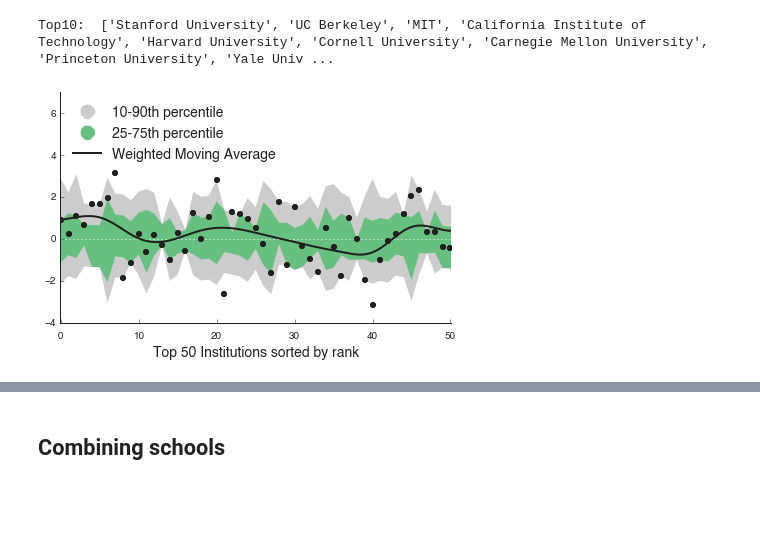
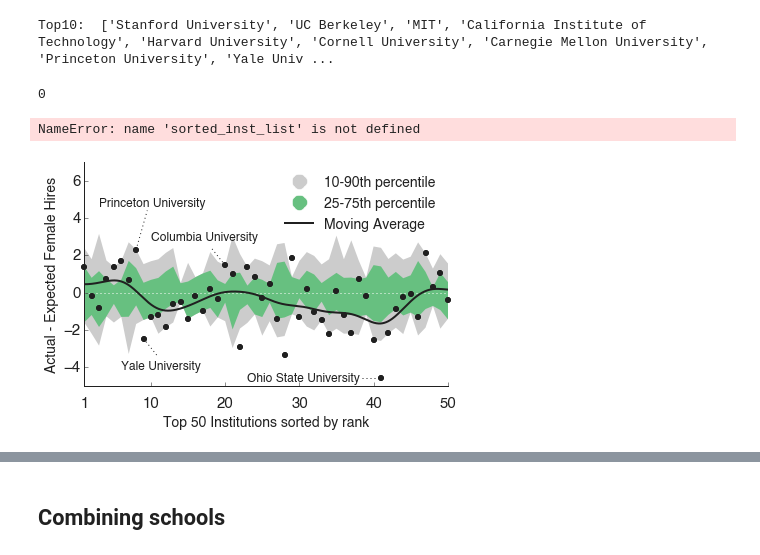
Before and after one commit to samfway/faculty_hiring, a Jupyter notebook: notebooks/Trajectories.ipynb, the cells around one changed output, grey strips where cells are left out. Cells and saved outputs as stored; diff of their text form; code cells hidden in the pictures; blank space fills up the shorter version.

```diff
--- a/notebooks/Trajectories.ipynb
+++ b/notebooks/Trajectories.ipynb
@@ -43,7 +40,9 @@ candidate_pools, job_pools, job_ranks, year_range = load.load_assistant_prof_poo
                                                                                    year_step=1)
 
 num_rounds = len(candidate_pools)
-model_weights = np.array([33.50515855,-115.91673249,-91.18207735,10.74285411,40.06731808,4.32774111,0.85881908])  # 'all'
+
+model_weights = np.array([6.00423133, -145.73195859, -47.66818786, 5.12318825, 7.39402597, 2.6278425, 1.44746485])  # 'all'
+model_weights = np.array([39.31690879,-108.76221608,-97.04099398,5.06092475,6.57887465,5.78807286,3.86852993])
 model = SigmoidModel(prob_function='all', weights=model_weights)
 simulator = SimulationEngine(candidate_pools, job_pools, job_ranks, inst, model)
 
@@ -97,6 +105,6 @@ if False:
     with open('traj1kwGender.pkl', 'wb') as handle:
         pickle.dump(women_per_year, handle)
 
-if True:
+if False:
     with open('traj1kwGender.pkl', 'rb') as handle:
         women_per_year = pickle.load(handle)
@@ -114,7 +130,7 @@ def make_trajectory_plot(ax1, school):
     # Plot simulated trajectories
     for t in xrange(num_iterations):
         trajectory = np.cumsum(women_per_year[school][t])
-        ax1.plot(year_range[1:], trajectory, color=color2, linewidth=LINE_WIDTH, alpha=0.05)
+        ax1.plot(year_range, trajectory, color=color2, linewidth=LINE_WIDTH, alpha=0.05)
 
         if trajectory[-1] > max_women:
             max_women = trajectory[-1]
@@ -122,7 +138,7 @@ def make_trajectory_plot(ax1, school):
 
     # Plot the actual trajectory
     trajectory = np.cumsum(actual_women_per_year[school])
-    ax1.plot(year_range[1:], trajectory, color=color1, linewidth=LINE_WIDTH+1)
+    ax1.plot(year_range, trajectory, color=color1, linewidth=LINE_WIDTH+1)
 
     # Add legend
     fake_line_1 = Line2D(range(1), range(1), color=color2, marker='o',markersize=15, linestyle='None', markeredgecolor='w')
@@ -221,6 +236,9 @@ for school in ['Stanford University', 'MIT', 'Brigham Young University', 'Prince
     plt.close()
 # %% [markdown]
 ## What percentage of women is expected?
+# %%
+inst_by_rank = sorted([(inst[place]['pi'], place) for place in inst])
+sorted_inst_list = [p[1] for p in inst_by_rank]
 # %%
 expectation_thresholds = []
 
@@ -330,45 +348,75 @@ def weighted_moving_average(x,y,step_size=0.05,width=1):
         bin_avg[index] = np.average(y,weights=weights)
 
     return (bin_centers,bin_avg)
+# %%
+for i in xrange(50):
+    print i, sorted_inst_list[i]
+# %% [output]
+0
+NameError: name 'sorted_inst_list' is not defined
 # %%
 fig, ax = plt.subplots(figsize=(6,4))
 
+how_many = 50
 x_vals = np.arange(len(diffs))
 ax.fill_between(x_vals, p10, p90, color=LIGHT_COLOR, edgecolor='None')
 ax.fill_between(x_vals, p25, p75, color=FEMALE_COLOR, edgecolor='None')
-ax.plot([0, 50], [0, 0], ':', color='w')
-ax.plot(x_vals, diffs, 'o', color=ALMOST_BLACK, markeredgecolor='None')
+ax.plot([0, how_many], [0, 0], ':', color='w')
+ax.plot(x_vals[:how_many], diffs[:how_many], 'o', color=ALMOST_BLACK, markeredgecolor='None', clip_on=False)
 
-centers, averages = weighted_moving_average(x_vals, diffs, width=3)
+centers, averages = weighted_moving_average(x_vals, diffs, width=2.5)
 ax.plot(centers, averages, '-', color=ALMOST_BLACK, linewidth=2)
 
 '''
 positive = np.where(diffs > ci95)[0]
 ax.plot(x_vals[positive], diffs[positive], 'o', color=FEMALE_COLOR, markeredgecolor='None')
 negative = np.where(diffs < -ci95)[0]
 ax.plot(x_vals[negative], diffs[negative], 'o', color=ALMOST_BLACK, markeredgecolor='None')
 '''
 
 ylims = ax.get_ylim()
-ax.set_ylim(ylims[0], 1+ylims[1])
+ax.set_ylim(ylims[0], 3+ylims[1])
 x_pad = .1
-ax.set_xlim(0-x_pad, 50+x_pad)
+ax.set_xlim(0, 49)
 ax.set_xlabel('Top 50 Institutions sorted by rank', fontsize=LABEL_SIZE)
 hide_right_top_axis(ax)
+ax.set_ylabel('Actual - Expected Female Hires', fontsize=LABEL_SIZE)
+ax.set_xticks([0, 9, 19, 29, 39, 49])
+ax.set_xticklabels([1, 10, 20, 30, 40, 50])
 
 fake_line_all = Line2D(range(1), range(1), color=LIGHT_COLOR, marker='o',markersize=15, linestyle='None', markeredgecolor='w')
 fake_line_f = Line2D(range(1), range(1), color=FEMALE_COLOR, marker='o',markersize=15, linestyle='None', markeredgecolor='w')
 fake_line_t = Line2D(range(1), range(1), color=ALMOST_BLACK, linestyle='-', linewidth=2)
 
-plt.legend((fake_line_all,fake_line_f,fake_line_t),('10-90th percentile','25-75th percentile','Weighted Moving Average'),
-           numpoints=1, loc='upper left', frameon=False, fontsize=LABEL_SIZE)
+# Princeton
+ax.text(2, diffs[7]+2.5, sorted_inst_list[7], fontsize=LABEL_SIZE-2,verticalalignment='center')
+ax.plot([7, 8.5], [diffs[7], diffs[7]+2.1], ':', color=ALMOST_BLACK)
+
+# OSU
+ax.text(22, diffs[40], sorted_inst_list[40], fontsize=LABEL_SIZE-2,verticalalignment='center')
+ax.plot([37.5, 40], [diffs[40], diffs[40]], ':', color=ALMOST_BLACK)
+
+# Columbia
+s = 19
+ax.text(9, diffs[s] + 1.5, sorted_inst_list[s], fontsize=LABEL_SIZE-2,verticalalignment='center')
+ax.plot([s, 17], [diffs[s], diffs[s]+1], ':', color=ALMOST_BLACK)
+
+# Yale
+ax.text(5, diffs[8] - 1.5, sorted_inst_list[8], fontsize=LABEL_SIZE-2,verticalalignment='center')
+ax.plot([8, 10], [diffs[8], diffs[8]-1], ':', color=ALMOST_BLACK)
+
+ax.tick_params(axis='both', which='major', labelsize=TICK_SIZE)
+ax.tick_params(axis='x', pad=XLABEL_PAD)
+
+plt.legend((fake_line_all,fake_line_f,fake_line_t),('10-90th percentile','25-75th percentile','Moving Average'),
+           numpoints=1, loc='upper right', frameon=False, fontsize=LABEL_SIZE, ncol=1)
 
 #plt.legend((fake_line_all,fake_line_f,fake_line_t),('10-90th percentile','25-75th percentile','Weighted Moving Average'),
 #           numpoints=1, loc='upper right', frameon=False, fontsize=LABEL_SIZE)
 
 plt.savefig(os.path.join(figures_dir, 'Top50.pdf'))
 # %% [output]
-[figure, old version]
+[figure, new version]
 # %%
 fig, ax = plt.subplots(figsize=(8,4))
 
```
Also changed, not shown: parts of 20 cells of this notebook, 5 other files.
